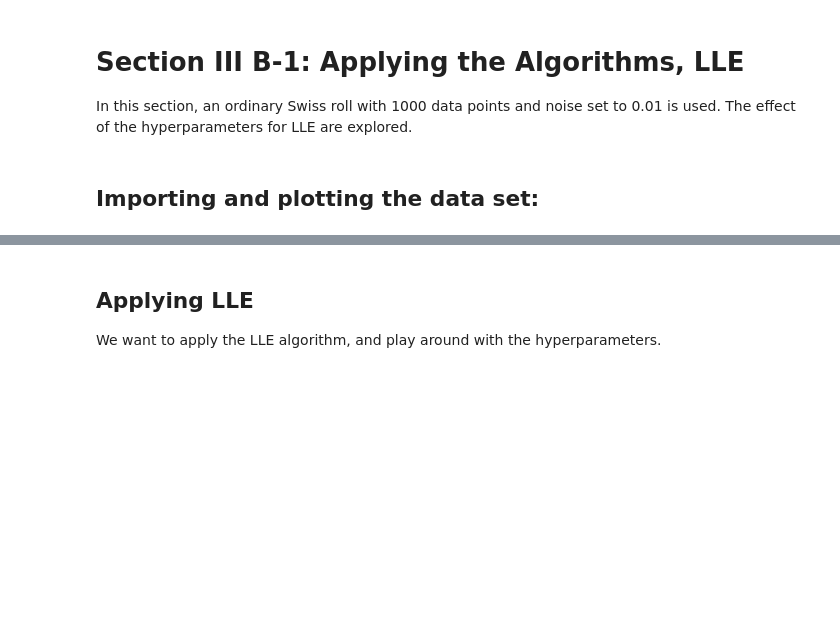
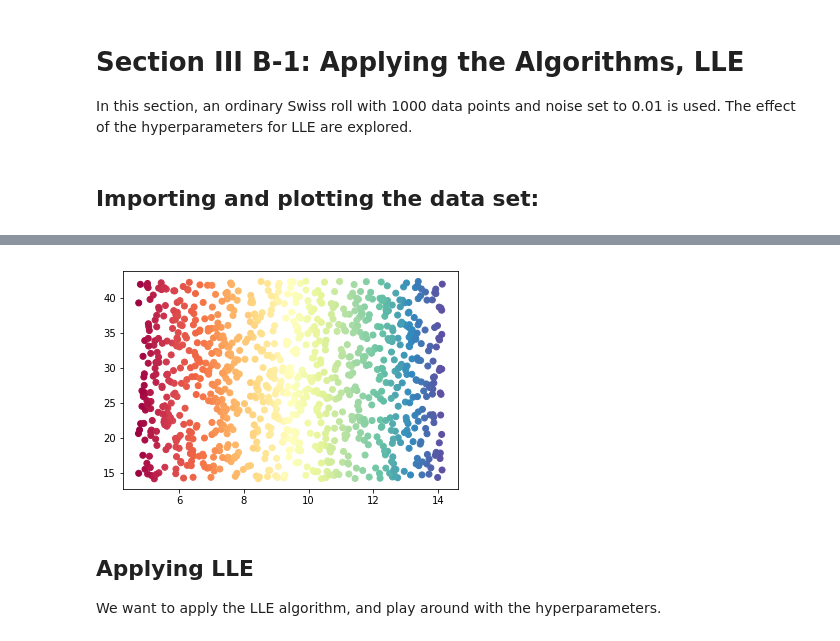
Before and after one commit to hbjornoy/t-SNE-vs-LLE, a Jupyter notebook: Section III B-1.ipynb, the cells around one changed output, grey strips where cells are left out. Saved outputs shown, nothing was run; the diff lists cells and outputs as text; code cells hidden in the pictures; blank space fills up the shorter version.

```diff
--- a/Section III B-1.ipynb
+++ b/Section III B-1.ipynb
@@ -36,3 +50,7 @@ plt.show()
+# %%
+HL.plot_2d(X_2d_lle,lle_color)
+# %% [output]
+[figure, added]
 # %% [markdown]
 ## Applying LLE
 
```
Also changed, not shown: parts of 11 cells of this notebook, 31 other files.
